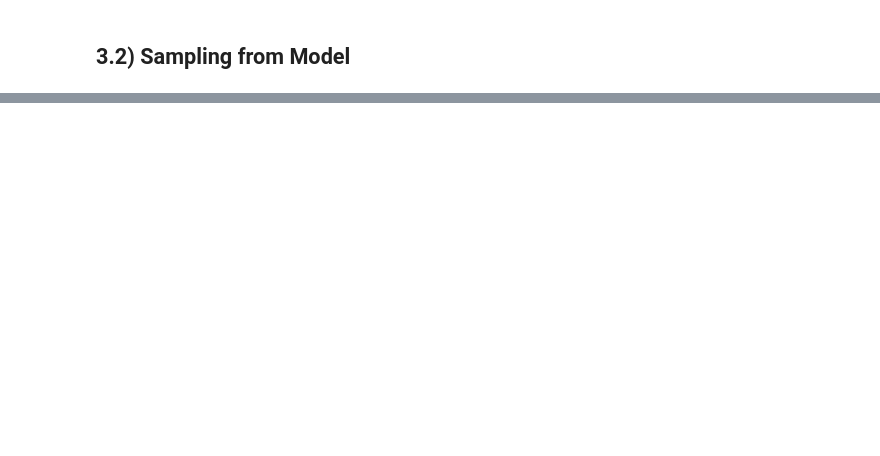
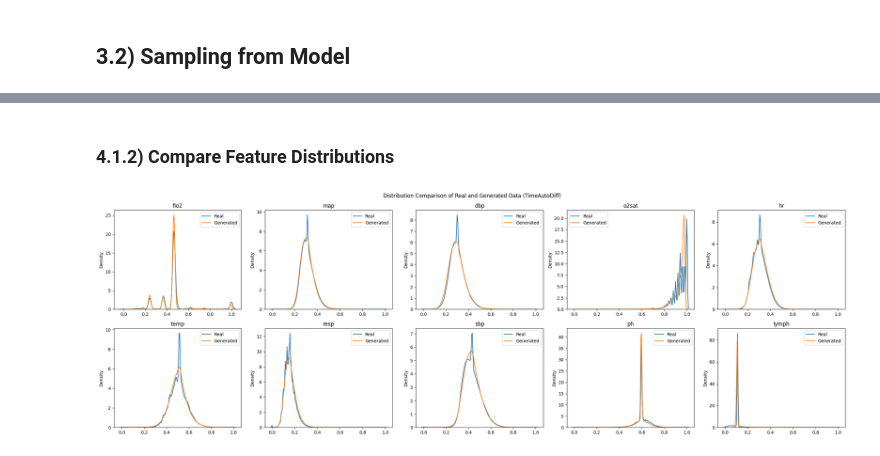
Before and after one commit to mahmoudibrahim98/icu-autodiff, a Jupyter notebook: notebooks/setup_colab.ipynb, the cells around one changed output, grey strips where cells are left out. Saved outputs shown, nothing was run; the diff lists cells and outputs as text; code cells hidden in the pictures; blank space fills up the shorter version.

```diff
--- a/notebooks/setup_colab.ipynb
+++ b/notebooks/setup_colab.ipynb
@@ -149,8 +154,8 @@ task_name = 'mortality24' # 'aki' 'kidney_function' 'los' 'los_24' 'mortality24'
 static_var = 'ethnicity'
 features = None
 ricu_dataset_path = f'raw_data/{task_name}/{data_name}'
-processed_output_path = f'outputs/{task_name}/{data_name}/processed/'
-intermed_output_path = f'outputs/{task_name}/{data_name}/intermed/'
+processed_output_path = f'notebooks/outputs/{task_name}/{data_name}/processed/'
+intermed_output_path = f'notebooks/outputs/{task_name}/{data_name}/intermed/'
 seed = 0
 
 simple_imputation = True
@@ -324,7 +331,7 @@ model_version = 'v4_efficient_simple'
 EXP_PATH = os.path.join(os.getcwd(), 'outputs')
 timestamp = datetime.now().strftime("%Y%m%d_%H%M%S")
 gen_model = 'TimeAutoDiff'
-output_dir = f'outputs/{task_name}/{data_name}/{gen_model}/{timestamp}_{len(important_features_names)}features_{model_version}_{metadata}'
+output_dir = f'notebooks/outputs/{task_name}/{data_name}/{gen_model}/{timestamp}_{len(important_features_names)}features_{model_version}_{metadata}'
 os.makedirs(output_dir, exist_ok=True)
 numerical_processing = 'normalize'
 
@@ -522,11 +542,9 @@ New parameters appended successfully.
 ################################################################################################################
 # Model Evaluation
 ################################################################################################################
-output_dir = f'outputs/{task_name}/{data_name}/TimeAutoDiff/'
-latest_diffusion_timestamp = sorted(os.listdir(output_dir))[-1]
+fully_trained_diffusion_timestamp = '20250527_185640_10features_v4_efficient_simple_mimic_mortality24'
+device = torch.device('cuda' if torch.cuda.is_available() else 'cpu')
+print(f"############ Evaluating timestamp {fully_trained_diffusion_timestamp}: ############")
 
-device = torch.device('cuda' if torch.cuda.is_available() else 'cpu')
-print(f"############ Evaluating timestamp {latest_diffusion_timestamp}: ############")
-
-model = tdf_helper.load_models_only(latest_diffusion_timestamp, task_name, data_name)
+model = tdf_helper.load_models_only(fully_trained_diffusion_timestamp, task_name, data_name)
 # %% [output]
@@ -545,6 +559,14 @@ cond_train = torch.concatenate((static_train, outcome_train), axis=2)
 response_train = response_train.float()
 time_info_train = time_info_train.float()
 cond_train = cond_train.float()
+# %%
+REAL_DATA = response_train.cpu().numpy()
+HOLDOUT_DATA = X_holdout
+HOLDOUT_VAL_DATA = X_holdout_val
+
+REAL_DATA_y =  cond_train[:, 0, -1]
+HOLDOUT_DATA_y = y_holdout
+HOLDOUT_VAL_DATA_y = y_holdout_val
 # %%
 synth_data_list = []
 synth_data_y_list = []
@@ -563,0 +600,9 @@ for i in tqdm(range(n_generations), desc="Generating Synthetic Data", leave=True
+# %% [markdown]
+### 4.1.2) Compare Feature Distributions
+# %%
+vis.plot_distribution_comparisons(real_data = REAL_DATA,
+                                  generated_data = synth_data_list[0],
+                                  features_names = important_features_names,
+                                  subset = f"TimeAutoDiff")
+# %% [output]
+[figure, added]
```
Also changed, not shown: parts of 30 cells of this notebook.
